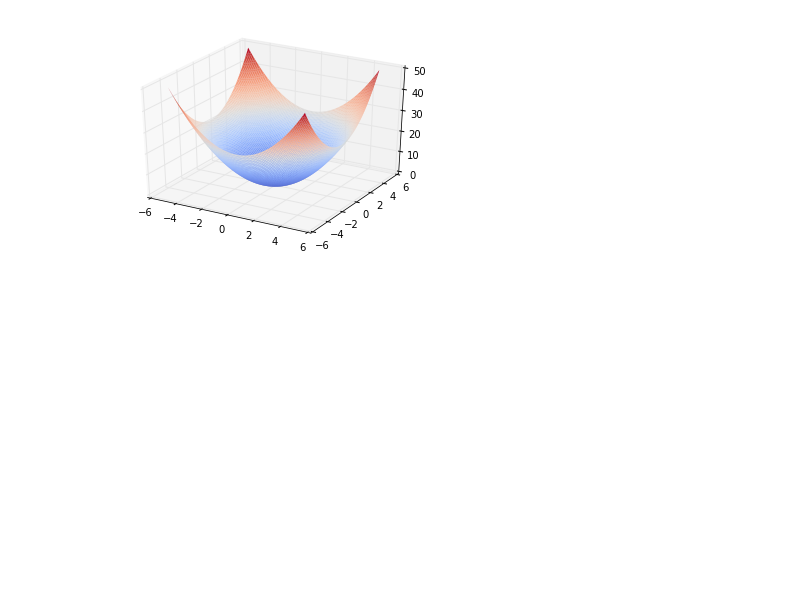
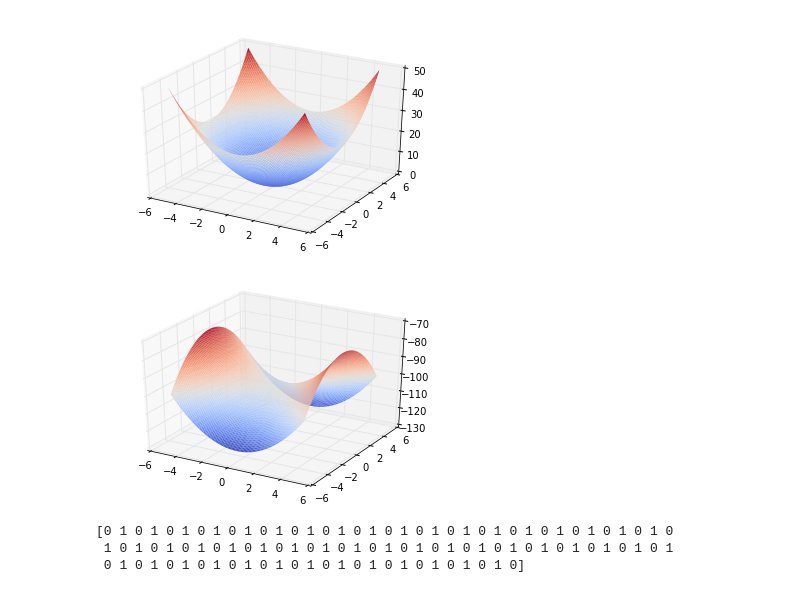
Before and after one commit to COMPPHYS-MDELROSARIO/comp-phys, a Jupyter notebook: comp-phys-wk4.ipynb, the cells around one changed output. Cells and saved outputs as stored; diff of their text form; code cells hidden in the pictures; blank space fills up the shorter version.

```diff
--- a/comp-phys-wk4.ipynb
+++ b/comp-phys-wk4.ipynb
@@ -197,3 +200,40 @@ ax.plot_surface(xv, yv, z, rstride =1, cstride =1, cmap=cm.coolwarm, linewidth=0
 plt.show()
 # %% [output]
 [figure]
+# %%
+%matplotlib inline
+import matplotlib.pyplot as plt
+import numpy as np
+from matplotlib import cm #color map
+
+def func(x, y, a = 1., b = 1, R = -10):
+    new = a*x**2 - b*y**2 - R**2
+    return new
+
+fig = plt.figure()
+ax = fig.add_subplot(111, projection='3d')
+x = y = np.linspace(-5, 5, 100)
+xv, yv = np.meshgrid(x,y) #Gives 2d plane of points
+z = func(xv, yv)
+#ax.plot_wireframe(xv, yv, z, rstride=4, cstride=4, linewidth=1)
+ax.plot_surface(xv, yv, z, rstride =1, cstride =1, cmap=cm.coolwarm, linewidth=0)
+plt.show()
+# %% [output]
+[figure, added]
+# %%
+'''
+Write a function that finds the prime number in any given range of integers
+'''
+import numpy as np
+def prime(a, b):
+    num = np.arange(a,b+1)
+    print (num%2)
+
+
+
+
+prime(0,100)
+# %% [output]
+[0 1 0 1 0 1 0 1 0 1 0 1 0 1 0 1 0 1 0 1 0 1 0 1 0 1 0 1 0 1 0 1 0 1 0 1 0
+ 1 0 1 0 1 0 1 0 1 0 1 0 1 0 1 0 1 0 1 0 1 0 1 0 1 0 1 0 1 0 1 0 1 0 1 0 1
+ 0 1 0 1 0 1 0 1 0 1 0 1 0 1 0 1 0 1 0 1 0 1 0 1 0 1 0]
```
Also changed, not shown: parts of 2 cells of this notebook.
